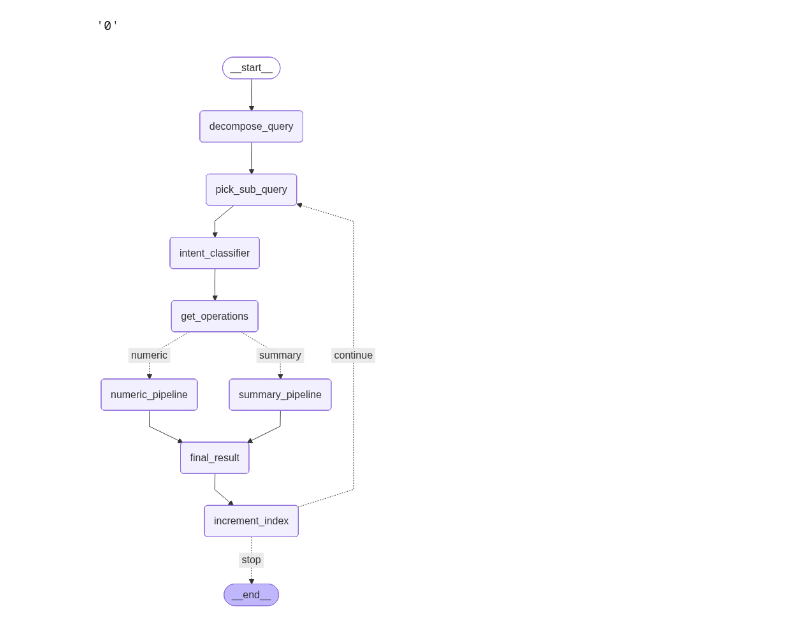
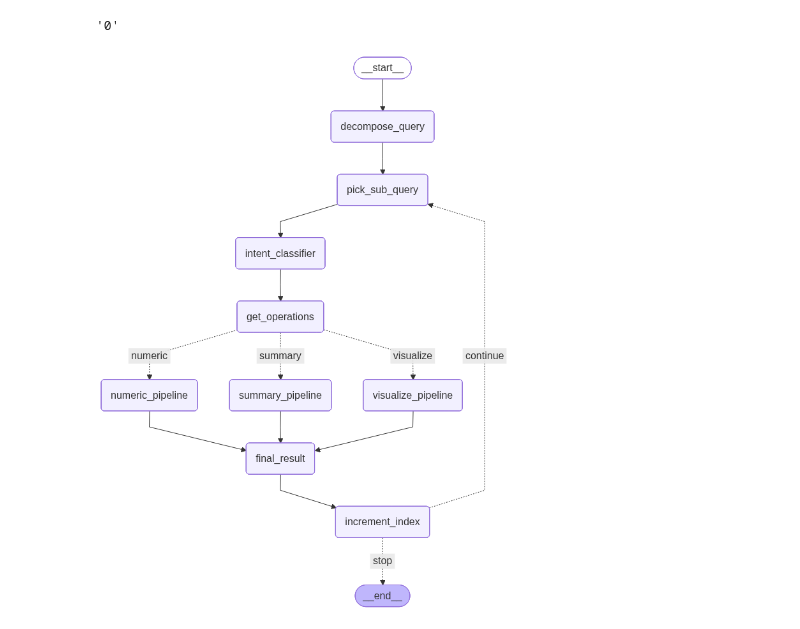
Before and after one commit to Akshat3422/Agentic_Graph, a Jupyter notebook: chatbot/researach.ipynb, the cells around one changed output. Saved outputs shown, nothing was run; the diff lists cells and outputs as text; code cells hidden in the pictures.

```diff
--- a/chatbot/researach.ipynb
+++ b/chatbot/researach.ipynb
@@ -404,13 +404,13 @@ graph.add_node("numeric_pipeline", lambda x: x)
 graph.add_node("summary_pipeline", lambda x: x)
 graph.add_node("final_result", lambda x: x)
 graph.add_node("increment_index", lambda x: x)
+graph.add_node("visualize_pipeline",lambda X: x)
 
 def should_continue(**kwargs):
     pass
 
 #
 
-# -------- Edges --------
 graph.add_edge(START, "decompose_query")
 graph.add_edge("decompose_query", "pick_sub_query")
 graph.add_edge("pick_sub_query", "intent_classifier")
@@ -420,35 +420,39 @@ graph.add_edge("intent_classifier", "get_operations")
 
 graph.add_conditional_edges(
     "get_operations",
-    lambda state: "numeric" if state["intent"] == 1 else "summary",
+    lambda state: state["intent"],
     {
         "numeric": "numeric_pipeline",
-        "summary": "summary_pipeline",
+        "visualize": "visualize_pipeline",
+        "summary": "summary_pipeline"
     }
 )
+
 
 
 # Numeric path
 graph.add_edge("numeric_pipeline", "final_result")
 
 # Summary path
 graph.add_edge("summary_pipeline", "final_result")
+graph.add_edge("visualize_pipeline", "final_result")
+
 graph.add_edge("final_result","increment_index")
 
 # Loop control (NO should_continue node)
 graph.add_conditional_edges(
     "increment_index",
     should_continue,   # decision function ONLY
     {
         "continue": "pick_sub_query",
         "stop": END
     }
 )
 
 final_graph = graph.compile()
 
 # Generate the graph visualization
 graph_image = final_graph.get_graph().draw_mermaid_png()
 Image(graph_image)
 # %% [output]
-[figure, old version]
+[figure, new version]
```
Also changed, not shown: 21 other files.
